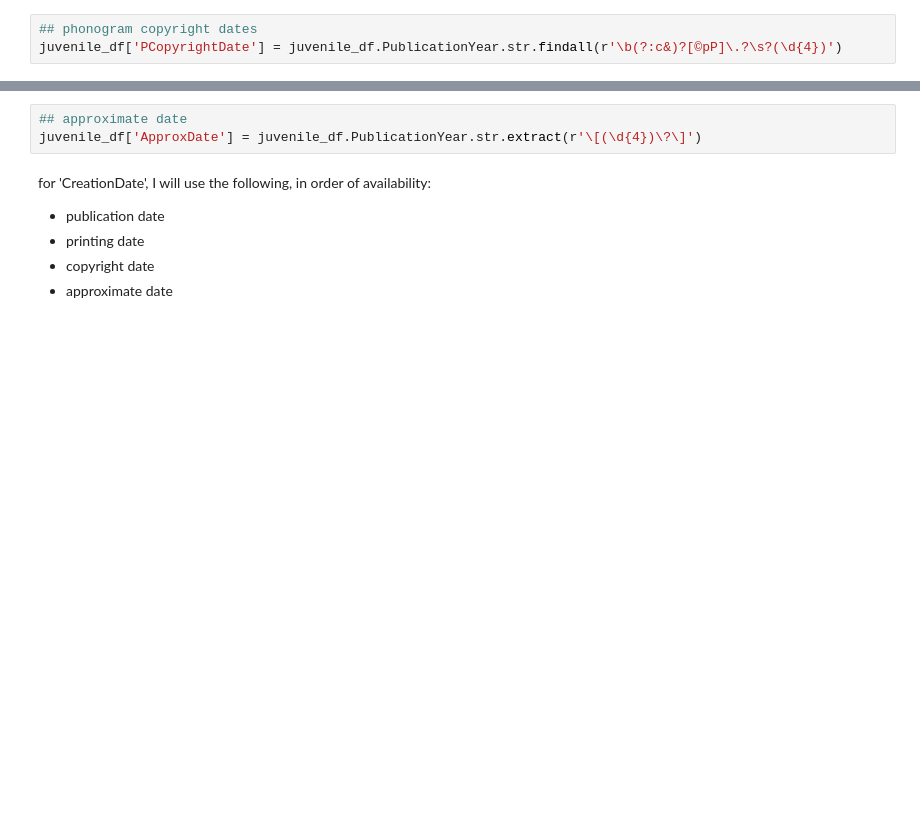
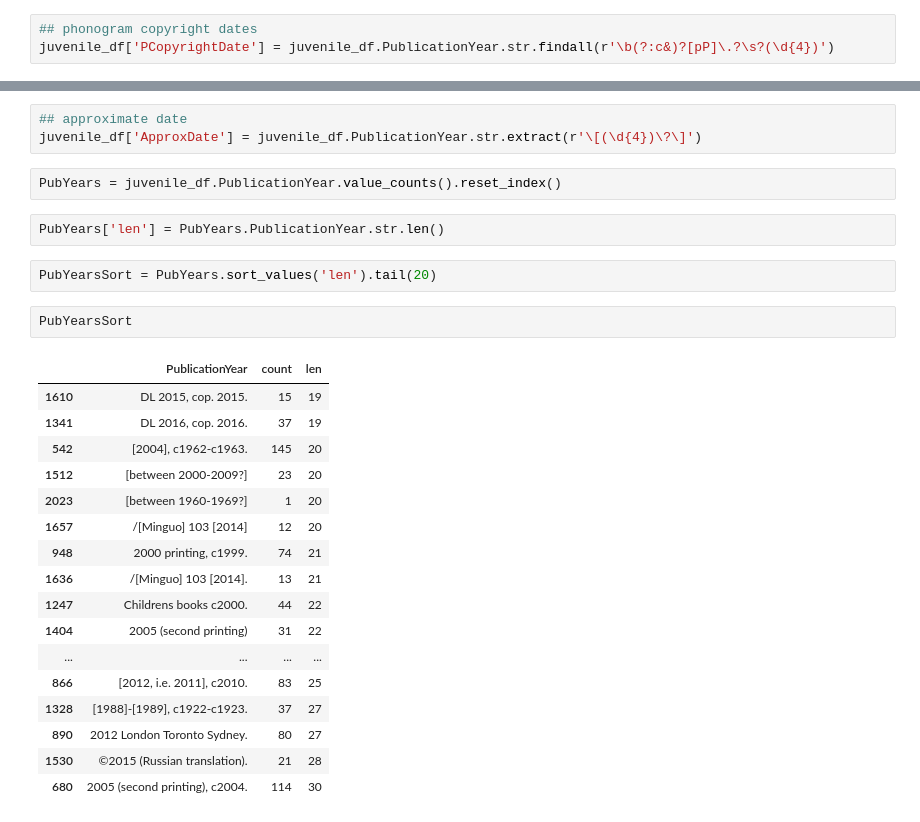
Before and after one commit to rm-pearson/NSS-capstone, a Jupyter notebook: Notebooks/data cleaning.ipynb, the cells around one changed output, grey strips where cells are left out. Saved outputs shown, nothing was run; the diff lists cells and outputs as text; blank space fills up the shorter version.

```diff
--- a/Notebooks/data cleaning.ipynb
+++ b/Notebooks/data cleaning.ipynb
@@ -71,6 +70,6 @@ juvenile_df['CopyrightDate'] = juvenile_df.PublicationYear.str.findall(r'[©cC](
 # %%
 ## phonogram copyright dates
-juvenile_df['PCopyrightDate'] = juvenile_df.PublicationYear.str.findall(r'\b(?:c&)?[©pP]\.?\s?(\d{4})')
+juvenile_df['PCopyrightDate'] = juvenile_df.PublicationYear.str.findall(r'\b(?:c&)?[pP]\.?\s?(\d{4})')
 # %%
 ## printing dates
 ## TO DO - account for possible spaces or periods after the copyright indicator - lookbehind assertions need to be fixed width :/
@@ -78,9 +77,29 @@ juvenile_df['PrintingDate'] = juvenile_df.PublicationYear.str.extract(r'\[.*(?<!
 # %%
 ## approximate date
 juvenile_df['ApproxDate'] = juvenile_df.PublicationYear.str.extract(r'\[(\d{4})\?\]')
-# %% [markdown]
-for 'CreationDate', I will use the following, in order of availability:
-* publication date
-* printing date
-* copyright date
-* approximate date
+# %%
+PubYears = juvenile_df.PublicationYear.value_counts().reset_index()
+# %%
+PubYears['len'] = PubYears.PublicationYear.str.len()
+# %%
+PubYearsSort = PubYears.sort_values('len').tail(20)
+# %%
+PubYearsSort
+# %% [output]
+|  | PublicationYear | count | len |
+| 1610 | DL 2015, cop. 2015. | 15 | 19 |
+| 1341 | DL 2016, cop. 2016. | 37 | 19 |
+| 542 | [2004], c1962-c1963. | 145 | 20 |
+| 1512 | [between 2000-2009?] | 23 | 20 |
+| 2023 | [between 1960-1969?] | 1 | 20 |
+| 1657 | /[Minguo] 103 [2014] | 12 | 20 |
+| 948 | 2000 printing, c1999. | 74 | 21 |
+| 1636 | /[Minguo] 103 [2014]. | 13 | 21 |
+| 1247 | Childrens books c2000. | 44 | 22 |
+| 1404 | 2005 (second printing) | 31 | 22 |
+| ... | ... | ... | ... |
+| 866 | [2012, i.e. 2011], c2010. | 83 | 25 |
+| 1328 | [1988]-[1989], c1922-c1923. | 37 | 27 |
+| 890 | 2012 London Toronto Sydney. | 80 | 27 |
+| 1530 | ©2015 (Russian translation). | 21 | 28 |
+| 680 | 2005 (second printing), c2004. | 114 | 30 |
```
Also changed, not shown: parts of 8 cells of this notebook.
